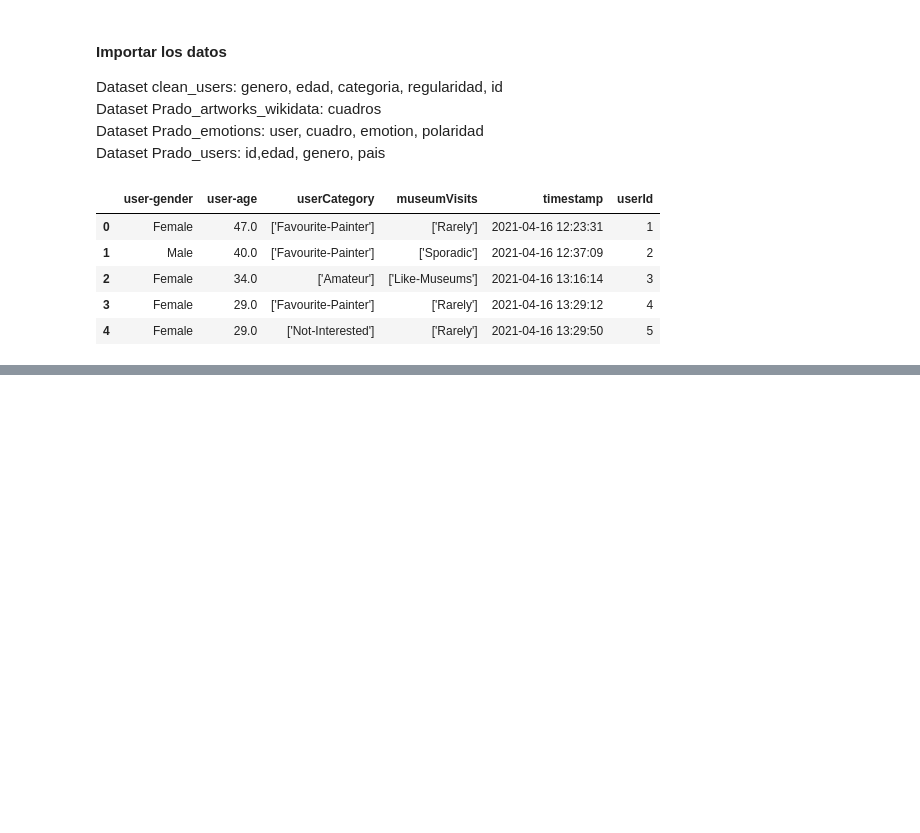
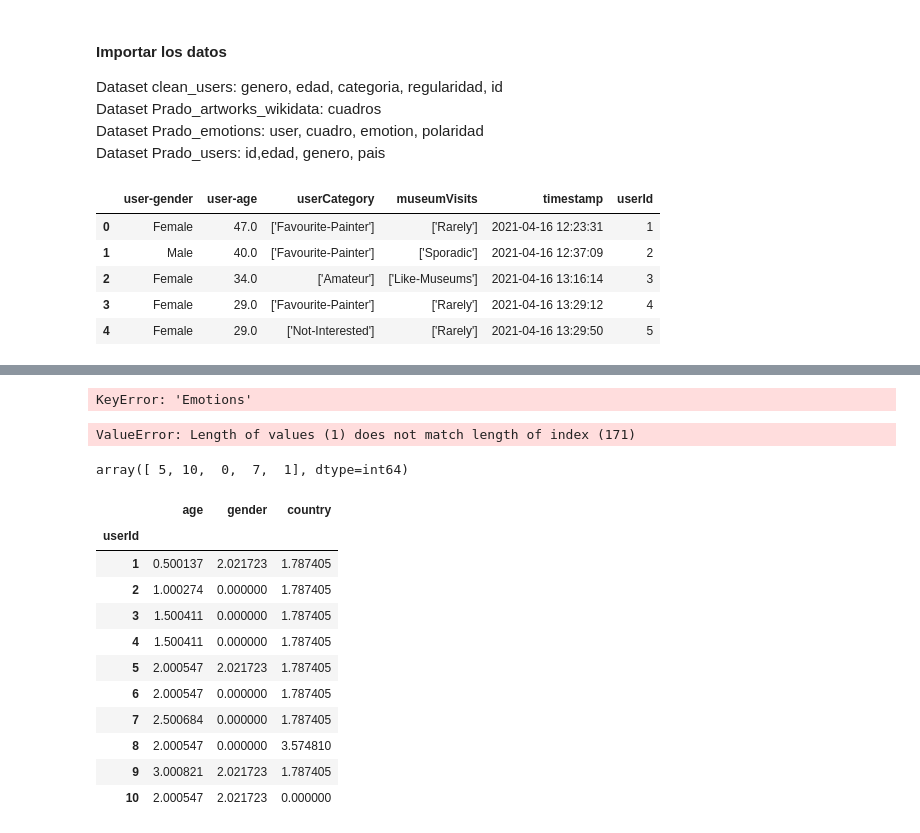
Before and after one commit to AlbertoGarciaDomenech/Comunidades-en-museos, a Jupyter notebook: Untitled1.ipynb, the cells around one changed output, grey strips where cells are left out. Drawn from its saved outputs; the diff is of its cells as text; code cells hidden in the pictures; blank space fills up the shorter version.

```diff
--- a/Untitled1.ipynb
+++ b/Untitled1.ipynb
@@ -52,0 +99,7 @@ prado_users.head()
+# %%
+# sustituimos cada pais de procedencia de prado_users por un numero q corresponda con su region
+# ver cuantas regiones hay
+num_regions = 0
+for i in countries['Region'].unique():
+    num_regions += 1
+    countries = countries.replace(i,num_regions)
@@ -52,0 +127,11 @@ prado_users.head()
+# %%
+# introducimos en los valores de los usuarios las emociones con los cuadros
+# convertimos el dataframe de las emociones en una lista que meter como una nueva columna en el dataframe de prado_users
+emotions_list = {}
+for i in prado_users['userId'].unique():
+    emotions_list[i] = []
+for e in emotions.iterrows():
+    a = emotions_list[e[1][0]]
+    a+= [(e[1][1], e[1][2])]
+    emotions_list[e[1][0]] = a
+# emotions_list
@@ -52,0 +153,35 @@ prado_users.head()
+# %%
+prado_users.loc[prado_users['userId'] == 1]['Emotions']# = emotions_list[1]
+# %% [output]
+KeyError: 'Emotions'
+# %%
+prado_users['Emotions'] = emotions_list
+# %% [output]
+ValueError: Length of values (1) does not match length of index (171)
+# %%
+# normalizacion de los datos usando el standard scaler de sklearn
+from sklearn.preprocessing import StandardScaler
+users_scaled = prado_users.copy()
+users_scaled.drop('userId', axis=1, inplace=True) #quitamos el numero de usuario ya que para clustering no es necesario
+users_scaled['country'].unique()
+# %% [output]
+array([ 5, 10,  0,  7,  1], dtype=int64)
+# %%
+scaler = StandardScaler(with_mean=False, with_std=True)
+
+users_scaled = pd.DataFrame(data=scaler.fit_transform(users_scaled), index=prado_users['userId'], columns=users_scaled.columns.to_list())
+
+users_scaled.head(10)
+# %% [output]
+|  | age | gender | country |
+| userId |  |  |  |
+| 1 | 0.500137 | 2.021723 | 1.787405 |
+| 2 | 1.000274 | 0.000000 | 1.787405 |
+| 3 | 1.500411 | 0.000000 | 1.787405 |
+| 4 | 1.500411 | 0.000000 | 1.787405 |
+| 5 | 2.000547 | 2.021723 | 1.787405 |
+| 6 | 2.000547 | 0.000000 | 1.787405 |
+| 7 | 2.500684 | 0.000000 | 1.787405 |
+| 8 | 2.000547 | 0.000000 | 3.574810 |
+| 9 | 3.000821 | 2.021723 | 1.787405 |
+| 10 | 2.000547 | 2.021723 | 0.000000 |
```
Also changed, not shown: parts of 7 cells of this notebook, 1 other file.
